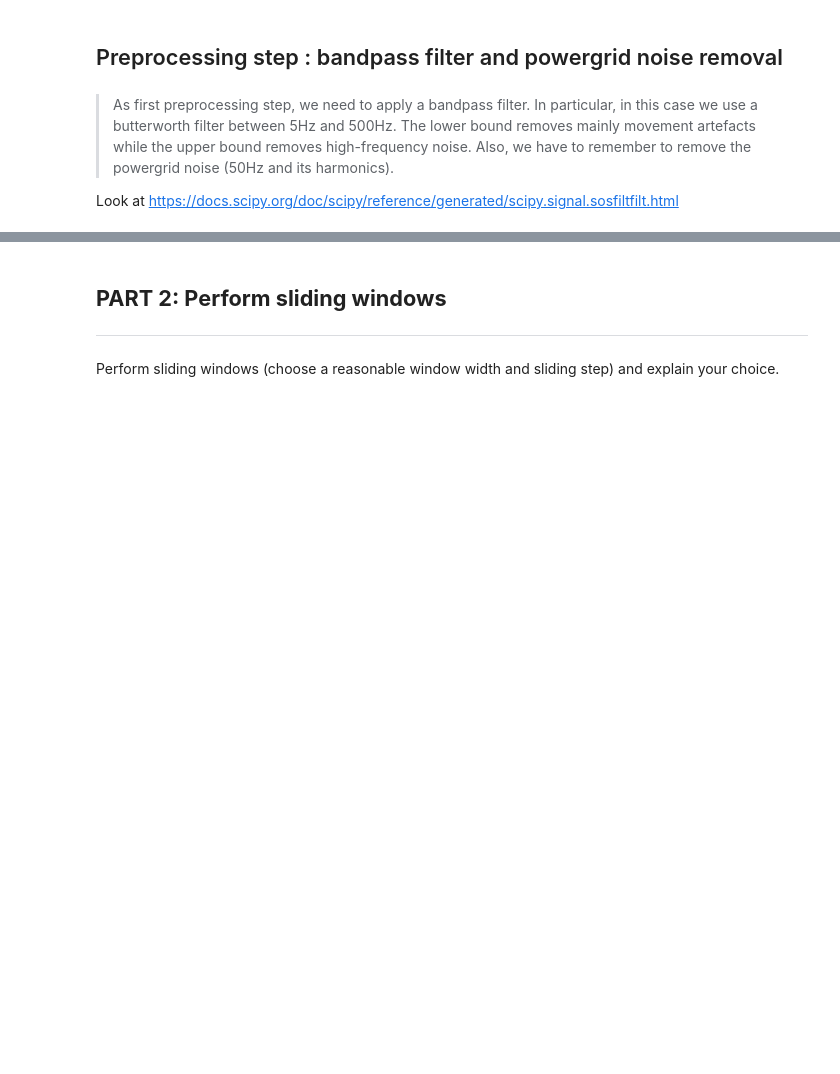
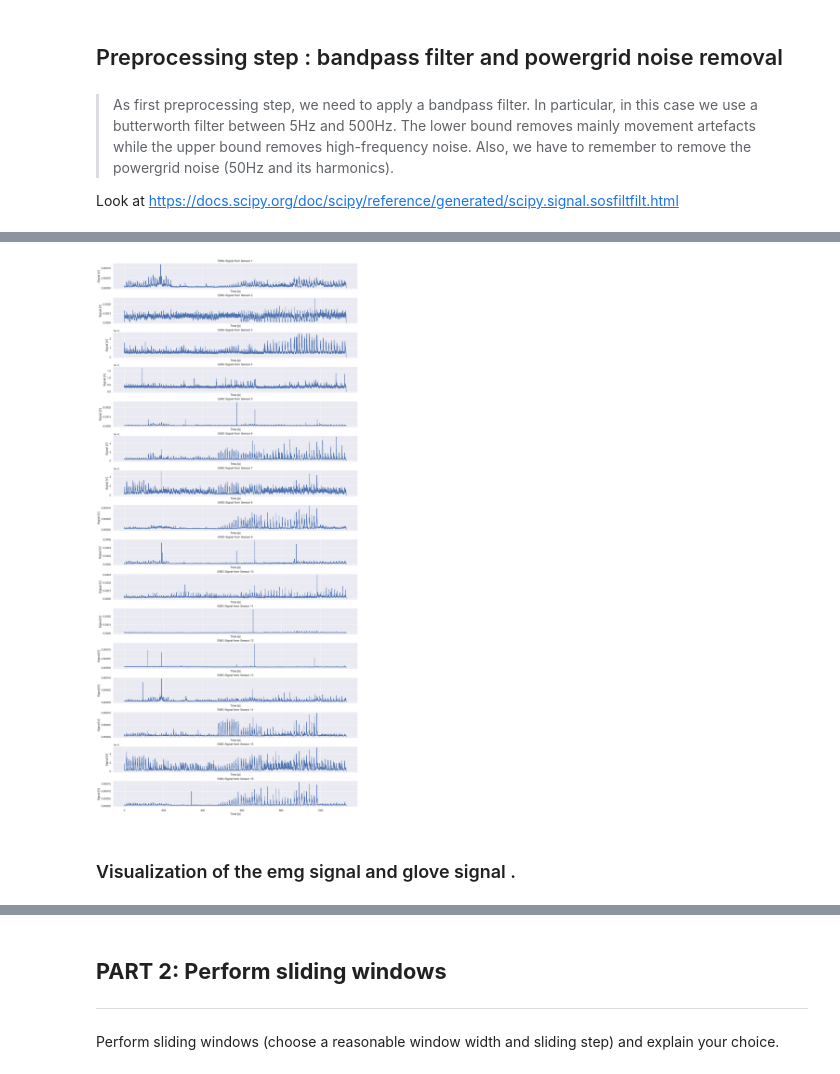
Before and after one commit to claireFriedrich/NSSP, a Jupyter notebook: Miniprojet3/Miniproject 3.ipynb, the cells around one changed output, grey strips where cells are left out. Saved outputs shown, nothing was run; the diff lists cells and outputs as text; code cells hidden in the pictures; blank space fills up the shorter version.

```diff
--- a/Miniprojet3/Miniproject 3.ipynb
+++ b/Miniprojet3/Miniproject 3.ipynb
@@ -281,0 +286,35 @@ data['restimulus'].shape
+# %%
+def to_emg_envelope(emg_rectified, mov_mean_size = 400):
+    """
+    Calculate the EMG envelope of a rectified EMG signal using a moving average filter.
+
+    The function computes the envelope of an electromyography (EMG) signal by applying a moving
+    average filter to the rectified signal. The size of the moving average window is specified
+    by the user.
+
+    Parameters:
+    emg_rectified (numpy.ndarray): The rectified EMG signal. This is typically the absolute
+                                   value of the original EMG signal.
+    mov_mean_size (int): The size of the moving average window. This determines how many
+                         consecutive samples are used to compute the average at each point.
+
+    Returns:
+    numpy.ndarray: The EMG envelope signal, representing the smoothed version of the rectified
+                   EMG signal.
+    """
+
+    # Create the moving average weights
+    mov_mean_weights = np.ones(mov_mean_size) / mov_mean_size
+
+    # Calculate the EMG envelope using convolution
+    emg_envelopes = convolve1d(emg_rectified, weights=mov_mean_weights, axis=0)
+
+    return emg_envelopes
+# %%
+emg_envelopes = to_emg_envelope(emg_rectified)
+# %%
+plot_emg_signals(emg_envelopes, fs)
+# %% [output]
+[figure, added]
+# %% [markdown]
+### Visualization of the emg signal and glove signal .
```
Also changed, not shown: parts of 19 cells of this notebook.
